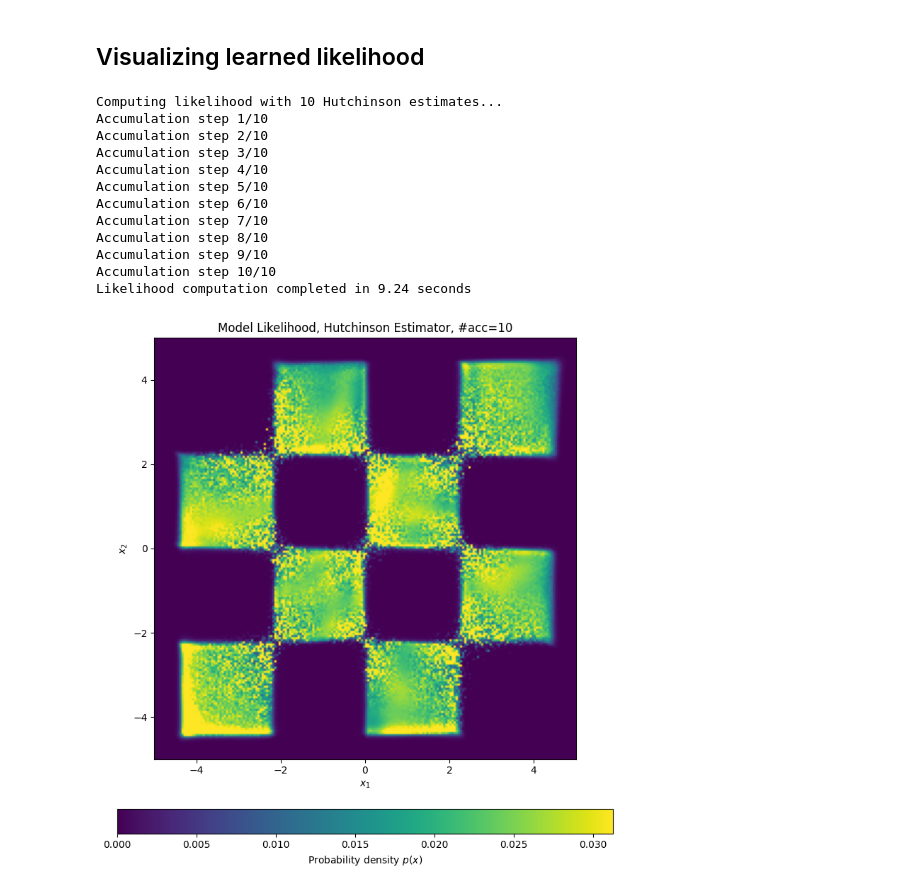
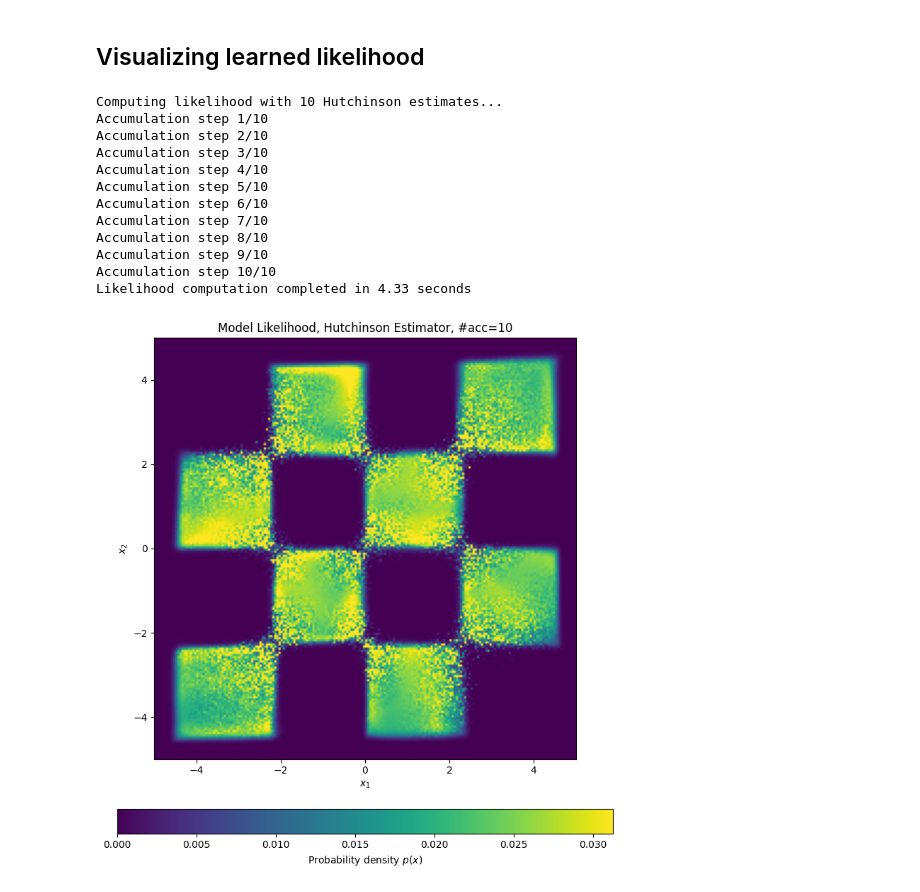
Before and after one commit to marvinsxtr/jax-flow-matching, a Jupyter notebook: jax_flow_matching.ipynb, the cells around one changed output. Drawn from its saved outputs; the diff is of its cells as text; code cells hidden in the pictures.

```diff
--- a/jax_flow_matching.ipynb
+++ b/jax_flow_matching.ipynb
@@ -343,25 +355,22 @@ def train_flow_matching_model() -> FlowMatching:
     Returns:
         Trained FlowMatching instance.
     """
-    key = random.key(42)
-    train_key, model_key = random.split(key)
+    key = jr.key(42)
+    mlp_key, fm_key = jr.split(key)
+    model = MLP(input_dim=2, time_dim=1, hidden_dim=512, key=mlp_key)
+    flow_matcher = FlowMatching(backbone=model, learning_rate=0.001, step_size=0.05, key=fm_key)
+    data_loader = DataLoader(CheckerboardDataset(batch_size=4096), batch_size=1, collate_fn=lambda x: x[0])
 
-    model = MLP(model_key, input_dim=2, time_dim=1, hidden_dim=512)
-    flow_matcher = FlowMatching(
-        model=model,
-        learning_rate=0.001,
-        batch_size=4096,
-        step_size=0.05
+    trainer = Trainer(
+        max_epochs=1,
+        limit_train_batches=10000,
+        enable_checkpointing=False,
+        enable_model_summary=False,
     )
-
-    flow_matcher.train(
-        data_generator=generate_checkerboard_data,
-        key=train_key,
-        iterations=20001,
-        print_every=2000,
-    )
+    trainer.fit(flow_matcher, data_loader)
 
     return flow_matcher
 
+
 model = train_flow_matching_model()
 # %% [output]
@@ -426,7 +434,7 @@ def visualize_likelihood(flow_matcher: FlowMatching, grid_size: int = 200, num_a
         grid_size: Resolution of evaluation grid.
         num_acc: Number of Hutchinson estimates to average.
     """
-    key = random.key(42)
+    key = jr.key(42)
 
     x_range = jnp.linspace(-5, 5, grid_size)
     y_range = jnp.linspace(-5, 5, grid_size)
@@ -441,7 +449,7 @@ def visualize_likelihood(flow_matcher: FlowMatching, grid_size: int = 200, num_a
     for acc_step in range(num_acc):
         print(f"Accumulation step {acc_step + 1}/{num_acc}")
 
-        key, step_key = random.split(key)
+        key, step_key = jr.split(key)
         batch_log_p = flow_matcher.compute_log_likelihood(grid_points, step_key)
         log_p_acc += batch_log_p
 
@@ -455,32 +463,33 @@ def visualize_likelihood(flow_matcher: FlowMatching, grid_size: int = 200, num_a
 
     fig, ax = plt.subplots(1, 1, figsize=(10, 8))
 
     cmin = 0.0
     cmax = 1 / 32
     norm = cm.colors.Normalize(vmax=cmax, vmin=cmin)
 
     im = ax.imshow(likelihood_np, extent=(-5, 5, -5, 5), origin="lower", cmap="viridis", norm=norm)
     ax.set_title(f"Model Likelihood, Hutchinson Estimator, #acc={num_acc}")
     ax.set_xlabel("$x_1$")
     ax.set_ylabel("$x_2$")
 
     fig.colorbar(im, ax=ax, orientation="horizontal", label="Probability density $p(x)$", fraction=0.05, pad=0.1)
 
     plt.tight_layout()
     plt.show()
 
+
 visualize_likelihood(model)
 # %% [output]
 Computing likelihood with 10 Hutchinson estimates...
 Accumulation step 1/10
 Accumulation step 2/10
 Accumulation step 3/10
 Accumulation step 4/10
 Accumulation step 5/10
 Accumulation step 6/10
 Accumulation step 7/10
 Accumulation step 8/10
 Accumulation step 9/10
 Accumulation step 10/10
-Likelihood computation completed in 9.24 seconds
+Likelihood computation completed in 4.33 seconds
-[figure, old version]
+[figure, new version]
```
Also changed, not shown: parts of 10 cells of this notebook.
